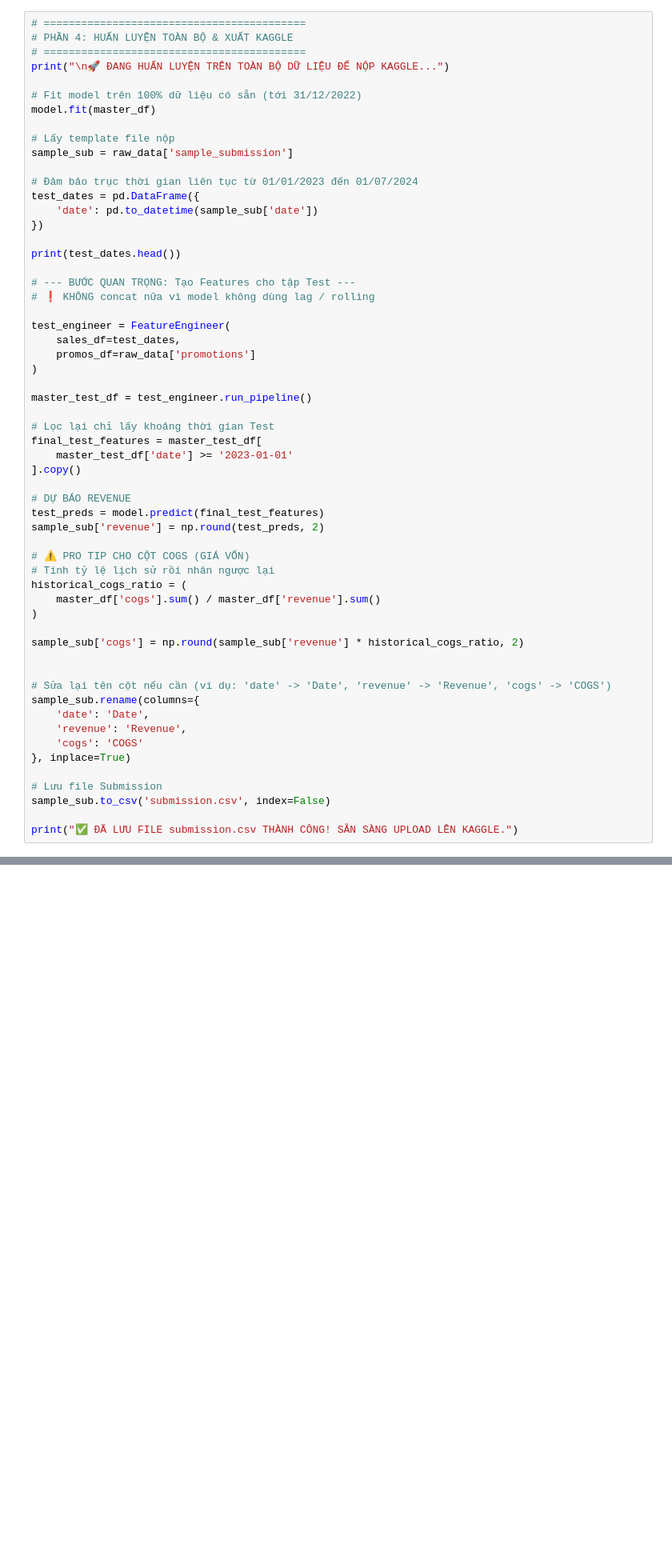
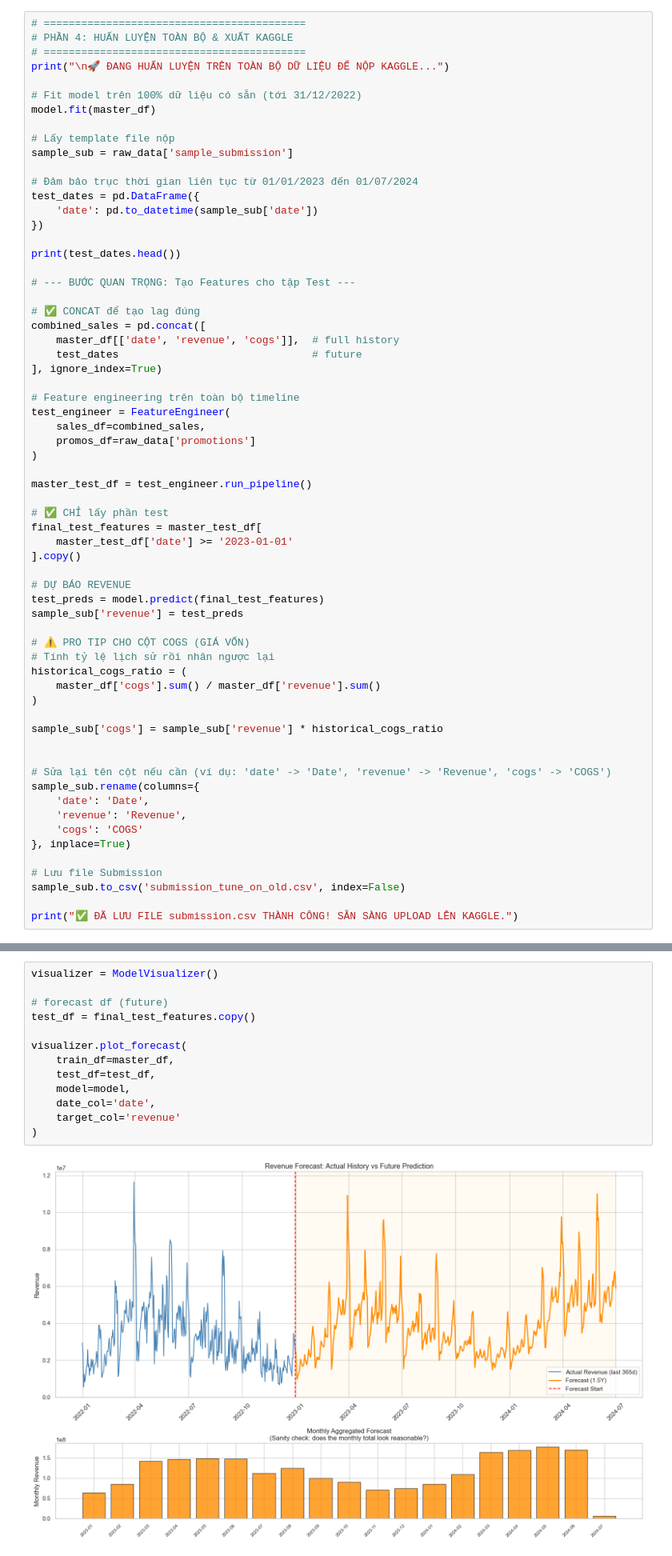
Before and after one commit to doanhaidang1703066/DataChicken-Datathon-2026, a Jupyter notebook: 03_Backtest_Submission.ipynb, the cells around one changed output, grey strips where cells are left out. Shown at 80% size. Drawn from its saved outputs; the diff is of its cells as text; blank space fills up the shorter version.

```diff
--- a/03_Backtest_Submission.ipynb
+++ b/03_Backtest_Submission.ipynb
@@ -157,23 +195,29 @@ test_dates = pd.DataFrame({
 print(test_dates.head())
 
 # --- BƯỚC QUAN TRỌNG: Tạo Features cho tập Test ---
-# ❗ KHÔNG concat nữa vì model không dùng lag / rolling
 
+# ✅ CONCAT để tạo lag đúng
+combined_sales = pd.concat([
+    master_df[['date', 'revenue', 'cogs']],  # full history
+    test_dates                               # future
+], ignore_index=True)
+
+# Feature engineering trên toàn bộ timeline
 test_engineer = FeatureEngineer(
-    sales_df=test_dates,
+    sales_df=combined_sales,
     promos_df=raw_data['promotions']
 )
 
 master_test_df = test_engineer.run_pipeline()
 
-# Lọc lại chỉ lấy khoảng thời gian Test
+# ✅ CHỈ lấy phần test
 final_test_features = master_test_df[
     master_test_df['date'] >= '2023-01-01'
 ].copy()
 
 # DỰ BÁO REVENUE
 test_preds = model.predict(final_test_features)
-sample_sub['revenue'] = np.round(test_preds, 2)
+sample_sub['revenue'] = test_preds
 
 # ⚠️ PRO TIP CHO CỘT COGS (GIÁ VỐN)
 # Tính tỷ lệ lịch sử rồi nhân ngược lại
@@ -181,7 +225,7 @@ historical_cogs_ratio = (
     master_df['cogs'].sum() / master_df['revenue'].sum()
 )
 
-sample_sub['cogs'] = np.round(sample_sub['revenue'] * historical_cogs_ratio, 2)
+sample_sub['cogs'] = sample_sub['revenue'] * historical_cogs_ratio
 
 
 # Sửa lại tên cột nếu cần (ví dụ: 'date' -> 'Date', 'revenue' -> 'Revenue', 'cogs' -> 'COGS')
@@ -192,6 +236,6 @@ sample_sub.rename(columns={
 }, inplace=True)
 
 # Lưu file Submission
-sample_sub.to_csv('submission.csv', index=False)
+sample_sub.to_csv('submission_tune_on_old.csv', index=False)
 
 print("✅ ĐÃ LƯU FILE submission.csv THÀNH CÔNG! SẴN SÀNG UPLOAD LÊN KAGGLE.")
@@ -197,0 +264,15 @@ print("✅ ĐÃ LƯU FILE submission.csv THÀNH CÔNG! SẴN SÀNG UPLOAD LÊN K
+# %%
+visualizer = ModelVisualizer()
+
+# forecast df (future)
+test_df = final_test_features.copy()
+
+visualizer.plot_forecast(
+    train_df=master_df,
+    test_df=test_df,
+    model=model,
+    date_col='date',
+    target_col='revenue'
+)
+# %% [output]
+[figure, added]
```
Also changed, not shown: parts of 8 cells of this notebook, 3 other files.
